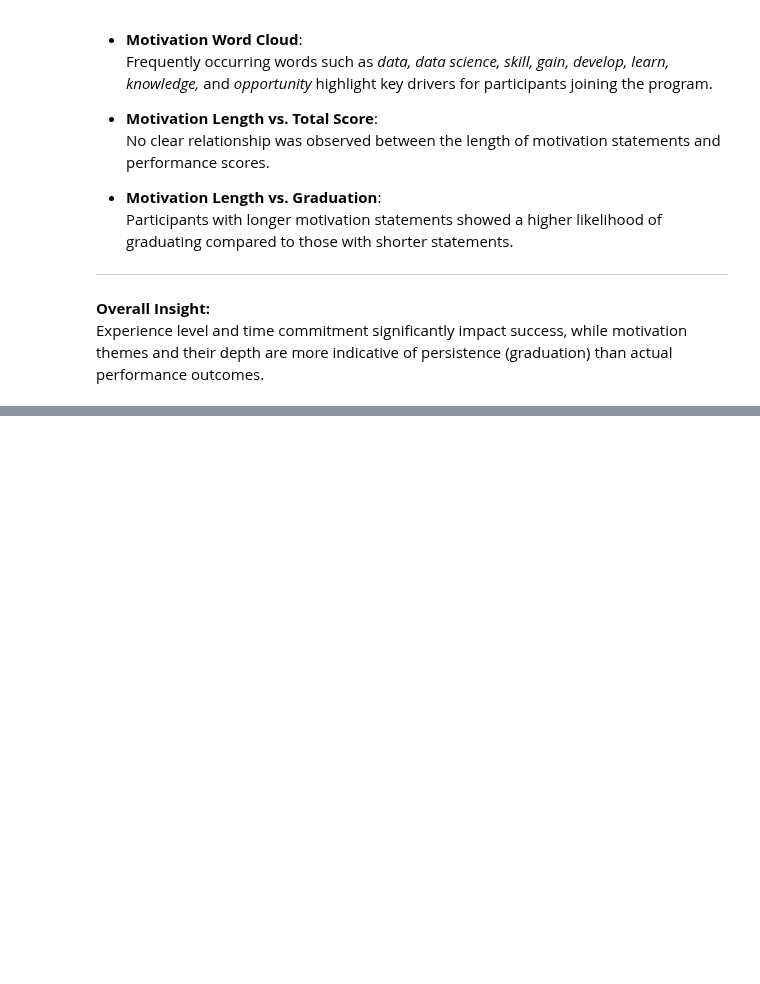
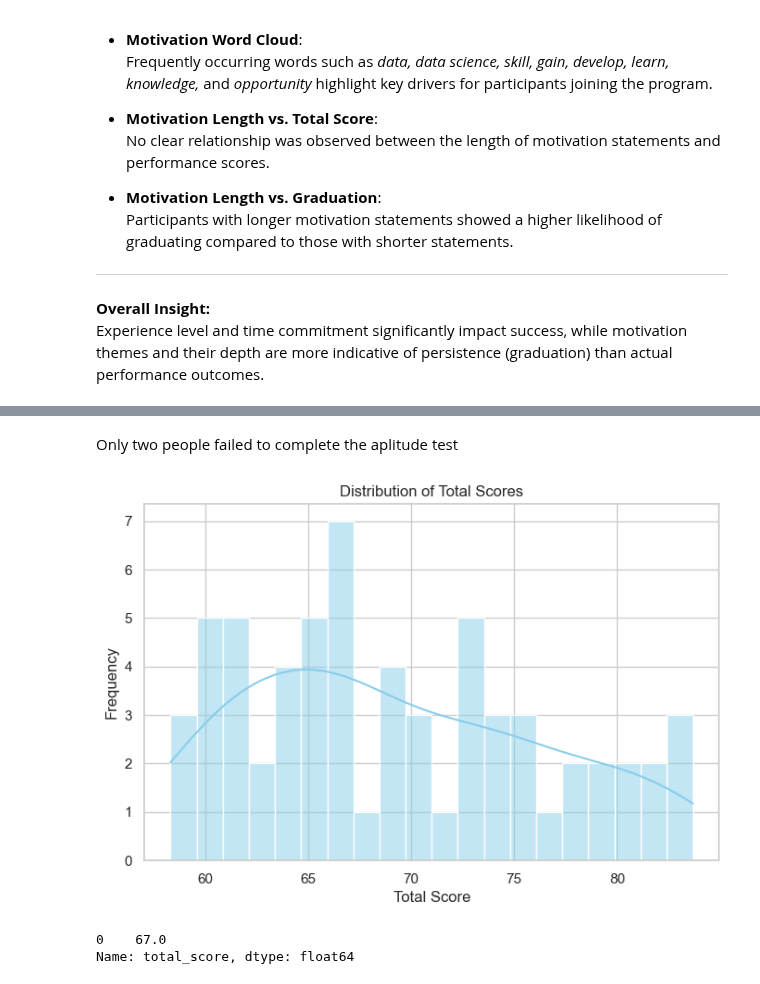
Before and after one commit to J-Kimani/DS, a Jupyter notebook: Projects/Data Proficiency Project/Data Proficiency Project.ipynb, the cells around one changed output, grey strips where cells are left out. Cells and saved outputs as stored; diff of their text form; code cells hidden in the pictures; blank space fills up the shorter version.

```diff
--- a/Projects/Data Proficiency Project/Data Proficiency Project.ipynb
+++ b/Projects/Data Proficiency Project/Data Proficiency Project.ipynb
@@ -957,0 +997,17 @@ Experience level and time commitment significantly impact success, while motivat
+# %% [markdown]
+Only two people failed to complete the aplitude test
+# %%
+# Distribution of Total Scores
+plt.figure(figsize=(8,5))
+sns.histplot(df2["total_score"], bins= 20, kde= True, color= "skyblue")
+plt.title("Distribution of Total Scores")
+plt.xlabel("Total Score")
+plt.ylabel("Frequency")
+plt.show()
+# %% [output]
+[figure, added]
+# %%
+df2["total_score"].mode()
+# %% [output]
+0    67.0
+Name: total_score, dtype: float64
```
Also changed, not shown: parts of 14 cells of this notebook, 2 other files.
